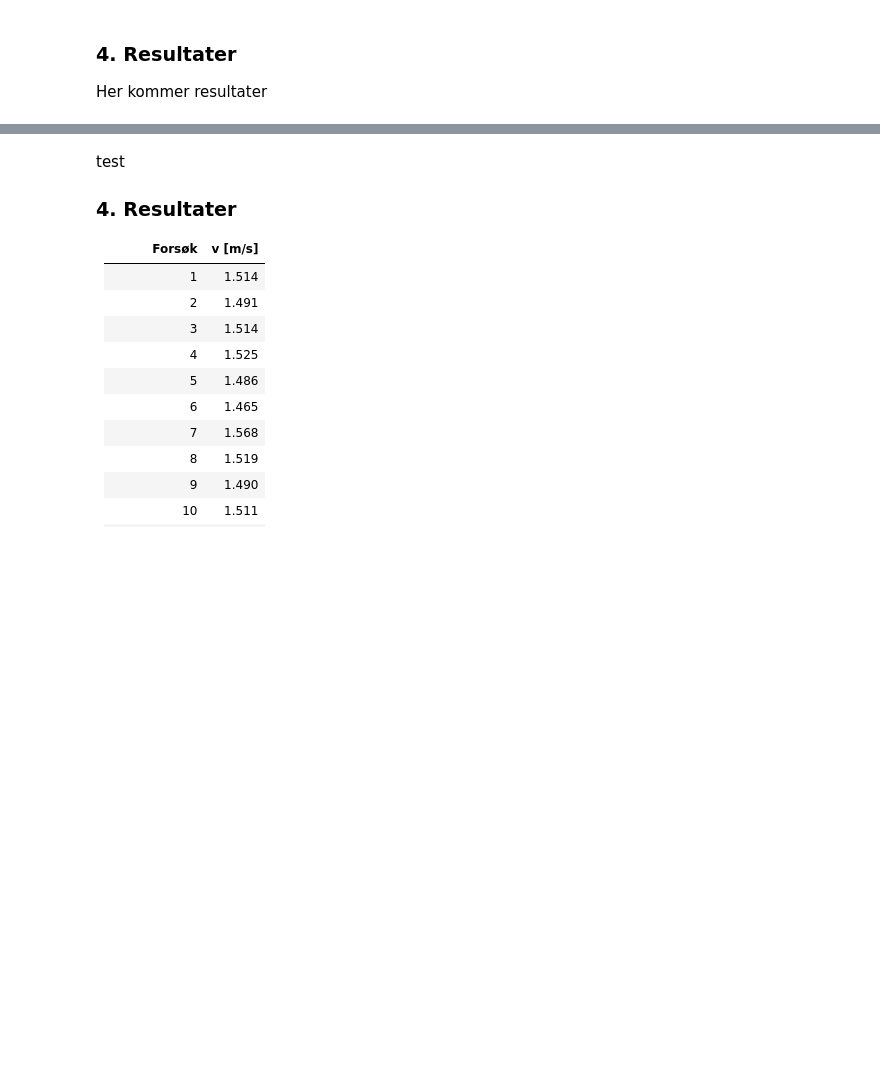
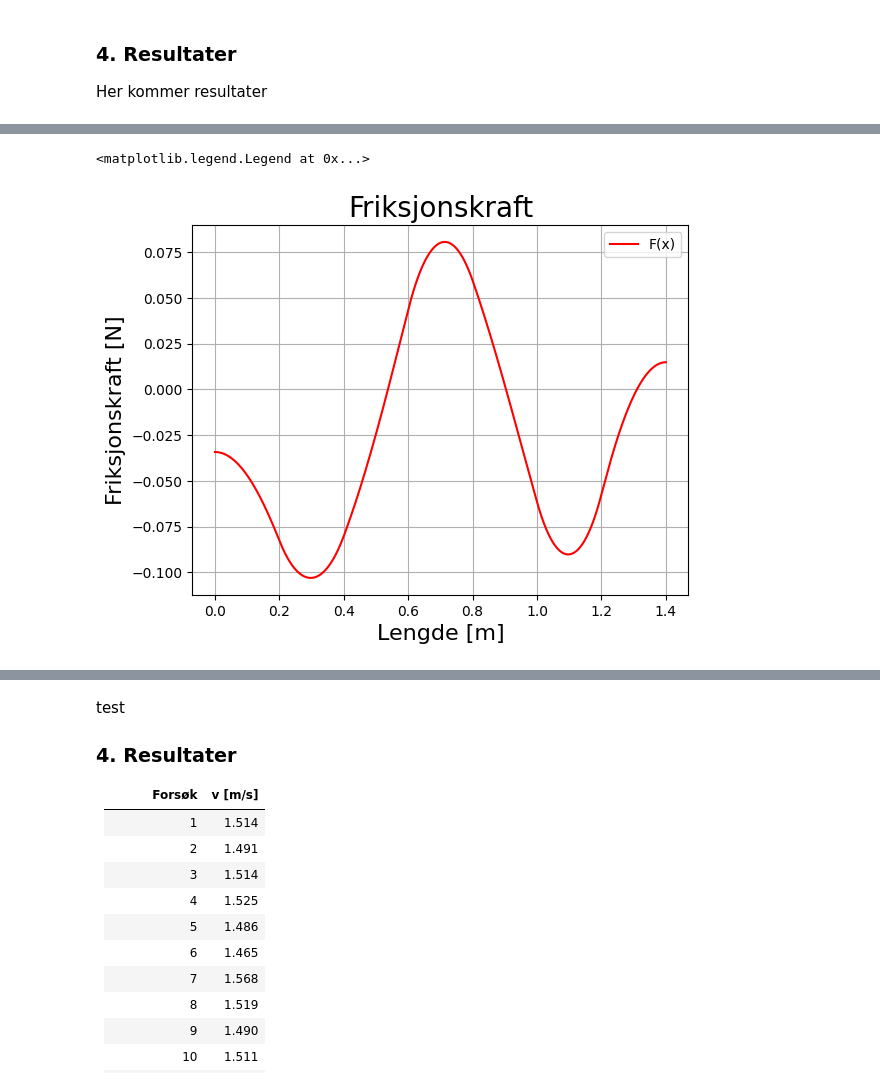
Before and after one commit to Ola-HH/TFY4107-209-2, a Jupyter notebook: Rapport.ipynb, the cells around one changed output, grey strips where cells are left out. Drawn from its saved outputs; the diff is of its cells as text; code cells hidden in the pictures; blank space fills up the shorter version.

```diff
--- a/Rapport.ipynb
+++ b/Rapport.ipynb
@@ -348 +250,20 @@ plt.legend()
+# %%
+kx = d2y/((1+dy**2)**(3/2))
+aort = vy**2*kx
+
+Bx =  np.arctan(dy)
+Nx= 0.031*((g*np.cos(Bx)+aort))
+
+Fx = (c/1+c)*0.031*g*np.sin(Bx)
+
+plt.plot(x,Fx, label='F(x)', color='red')
+
+plt.xlabel('Lengde [m]', fontsize=16)
+plt.ylabel('Friksjonskraft [N]', fontsize=16)
+plt.title('Friksjonskraft', fontsize=20)
+plt.grid()
+plt.legend()
+# %% [output]
+<matplotlib.legend.Legend at 0x...>
+[figure, added]
 # %%
```
Also changed, not shown: parts of 6 cells of this notebook.
